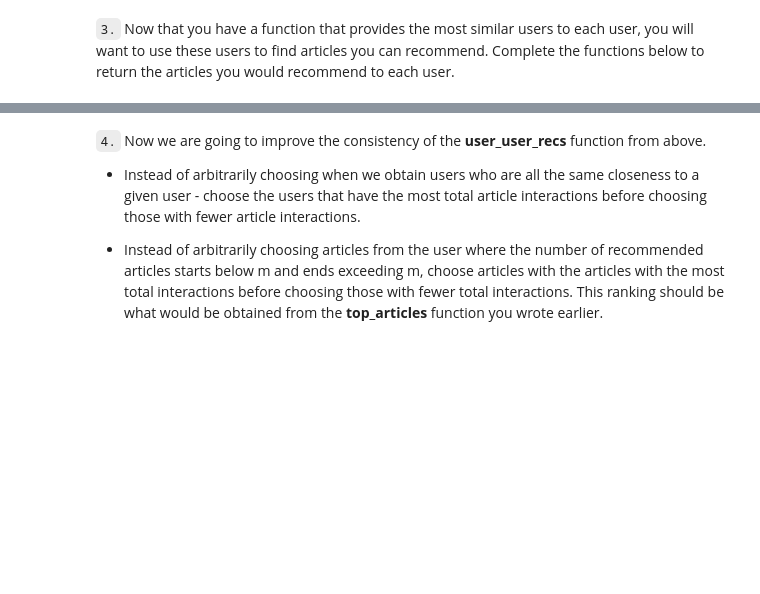
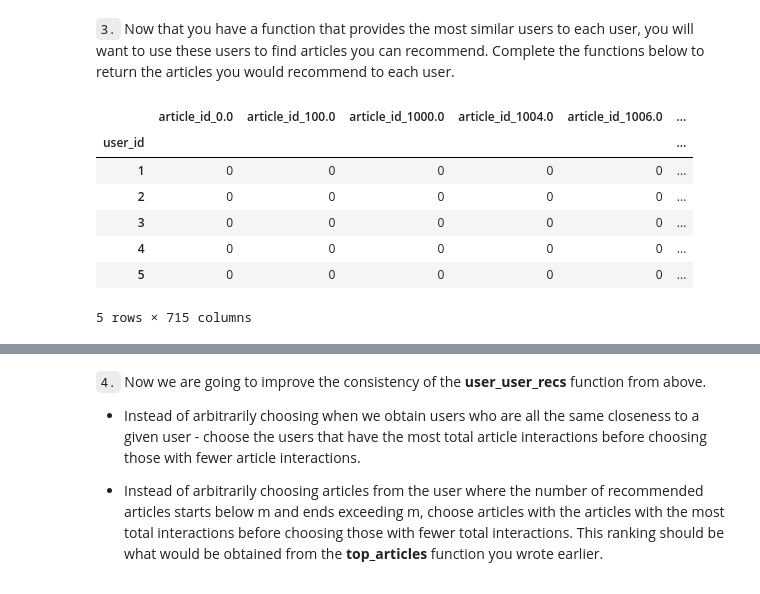
Before and after one commit to bytesbysophie/ibm-article-recommendations, a Jupyter notebook: Recommendations_with_IBM.ipynb, the cells around one changed output, grey strips where cells are left out. Saved outputs shown, nothing was run; the diff lists cells and outputs as text; code cells hidden in the pictures; blank space fills up the shorter version.

Commit message:
Third step for User-User Based Collaborative Filtering (extract recommendation)

```diff
--- a/Recommendations_with_IBM.ipynb
+++ b/Recommendations_with_IBM.ipynb
@@ -275,7 +275,7 @@ def create_user_item_matrix(df):
     an article and a 0 otherwise
     '''
     # Fill in the function here
-    df['article_id'] = df['article_id'].apply(lambda x: str(int(x)))
+    df['article_id'] = df['article_id'].apply(lambda x: str(x))
     user_item = pd.get_dummies(df[['article_id', 'user_id']])
     user_item = user_item.groupby('user_id').max()
 
@@ -335,6 +335,17 @@ The 5 most similar users to user 3933 are: [1, 2, 3, 4, 5]
 The 3 most similar users to user 46 are: [1, 2, 3]
 # %% [markdown]
 `3.` Now that you have a function that provides the most similar users to each user, you will want to use these users to find articles you can recommend.  Complete the functions below to return the articles you would recommend to each user.
+# %%
+user_item.head()
+# %% [output]
+|  | article_id_0.0 | article_id_100.0 | article_id_1000.0 | article_id_1004.0 | article_id_1006.0 | ... |
+| user_id |  |  |  |  |  | ... |
+| 1 | 0 | 0 | 0 | 0 | 0 | ... |
+| 2 | 0 | 0 | 0 | 0 | 0 | ... |
+| 3 | 0 | 0 | 0 | 0 | 0 | ... |
+| 4 | 0 | 0 | 0 | 0 | 0 | ... |
+| 5 | 0 | 0 | 0 | 0 | 0 | ... |
+5 rows × 715 columns
 # %%
 def get_article_names(article_ids, df=df):
     '''
```
Also changed, not shown: parts of 3 cells of this notebook.
